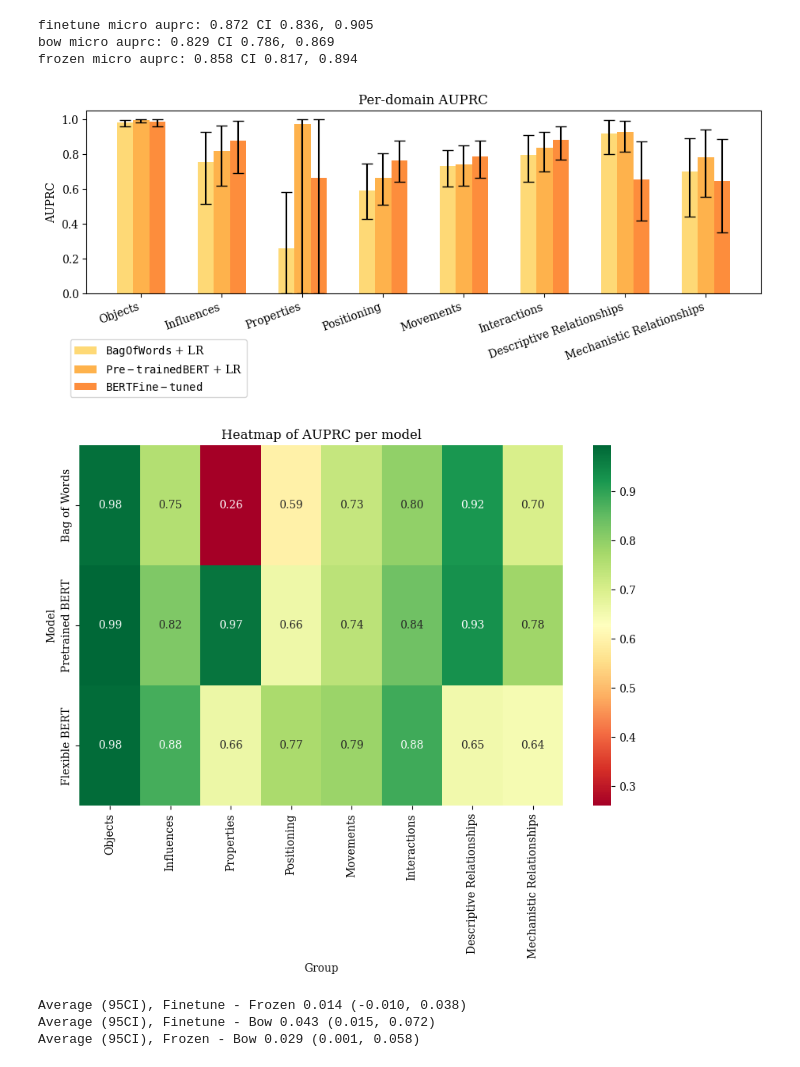
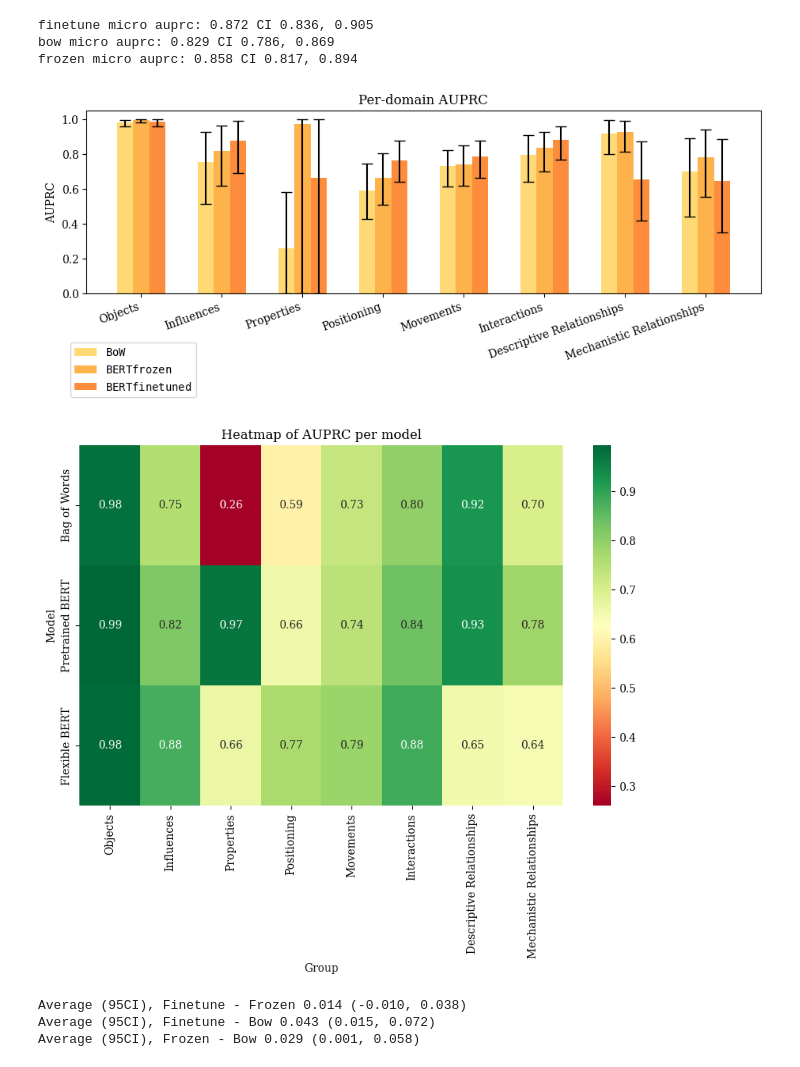
Before and after one commit to kheuton/play-with-learning-army, a Jupyter notebook: GetTestResults.ipynb, the cells around one changed output. Cells and saved outputs as stored; diff of their text form; code cells hidden in the pictures.

Commit message:
WIP new bert model

```diff
--- a/GetTestResults.ipynb
+++ b/GetTestResults.ipynb
@@ -226,9 +226,9 @@ def plot_grouped_bar_chart(list1, list2, list3):
     fig.set_size_inches(11, 3)
 
     # Plot bars with error bars
-    bar1 = ax.bar(ind - width, means1, width, yerr=errors1, label=r'$\mathtt{BagOfWords}$ + LR', capsize=5, color='#fed976')
-    bar2 = ax.bar(ind, means2, width, yerr=errors2, label=r'$\mathtt{Pre-trained BERT}$ + LR', capsize=5, color='#feb24c')
-    bar3 = ax.bar(ind + width, means3, width, yerr=errors3, label=r'$\mathtt{BERT Fine-tuned}$', capsize=5, color='#fd8d3c')
+    bar1 = ax.bar(ind - width, means1, width, yerr=errors1, label=r'$\mathtt{BoW}$', capsize=5, color='#fed976')
+    bar2 = ax.bar(ind, means2, width, yerr=errors2, label=r'$\mathtt{BERTfrozen}$', capsize=5, color='#feb24c')
+    bar3 = ax.bar(ind + width, means3, width, yerr=errors3, label=r'$\mathtt{BERTfinetuned}$', capsize=5, color='#fd8d3c')
 
     # Add labels and title
     ax.set_ylabel('AUPRC')
@@ -243,34 +243,34 @@ def plot_grouped_bar_chart(list1, list2, list3):
     # horizontal align tick labels right
     plt.xticks(ha='right')
 
     plt.savefig('PerDomainBarChart.pdf', bbox_inches='tight')
     plt.show()
 
 def plot_heatmap(list1, list2, list3):
     # Extract means
     means1 = [mean for mean, _ in list1]
     means2 = [mean for mean, _ in list2]
     means3 = [mean for mean, _ in list3]
 
     # Combine means into a single array
     data = np.array([means1, means2, means3])
 
     # Create the heatmap
     fig, ax = plt.subplots(figsize=(10, 6))
     sns.heatmap(data, annot=True, fmt=".2f", cmap="RdYlGn", cbar=True, xticklabels=['Objects', 'Influences', 'Properties', 'Positioning', 'Movements', 'Interactions', 'Descriptive Relationships', 'Mechanistic Relationships'], yticklabels=['Bag of Words', 'Pretrained BERT', 'Flexible BERT'], ax=ax)
 
     # Add labels and title
     ax.set_xlabel('Group')
     ax.set_ylabel('Model')
     ax.set_title('Heatmap of AUPRC per model')
 
     plt.show()
 
 # Plot the chart
 plot_grouped_bar_chart(bow_results, frozen_results, fine_results)
 plot_heatmap(bow_results, frozen_results, fine_results)
 # %% [output]
-[figure, old version]
+[figure, new version]
 [figure]
 # %%
 fine_minus_frozen = fine_bootstraps - frozen_bootstraps
```
Also changed, not shown: 5 other files.
